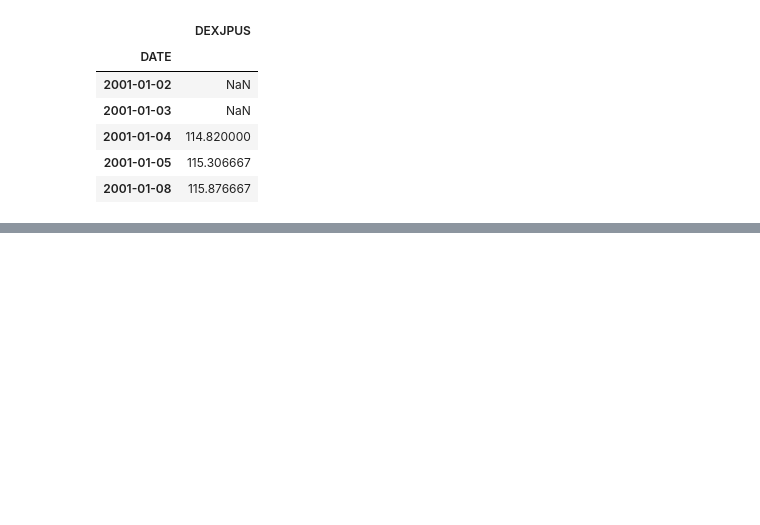
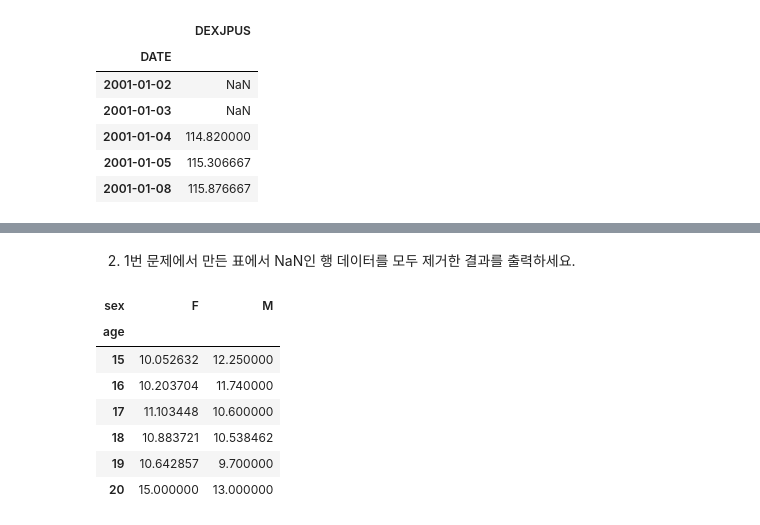
Before and after one commit to gongboogi/Python-Practice, a Jupyter notebook: Pandas로데이터다루기.ipynb, the cells around one changed output, grey strips where cells are left out. Drawn from its saved outputs; the diff is of its cells as text; code cells hidden in the pictures; blank space fills up the shorter version.

```diff
--- a/Pandas로데이터다루기.ipynb
+++ b/Pandas로데이터다루기.ipynb
@@ -1314,0 +1377,13 @@ fx_jpusdata.rolling(3).mean().head()
+# %% [markdown]
+2. 1번 문제에서 만든 표에서 NaN인 행 데이터를 모두 제거한 결과를 출력하세요.
+# %%
+student_data_math.groupby(['age', 'sex'])['G1'].mean().unstack().dropna()
+# %% [output]
+| sex | F | M |
+| age |  |  |
+| 15 | 10.052632 | 12.250000 |
+| 16 | 10.203704 | 11.740000 |
+| 17 | 11.103448 | 10.600000 |
+| 18 | 10.883721 | 10.538462 |
+| 19 | 10.642857 | 9.700000 |
+| 20 | 15.000000 | 13.000000 |
```
Also changed, not shown: parts of 22 cells of this notebook.
